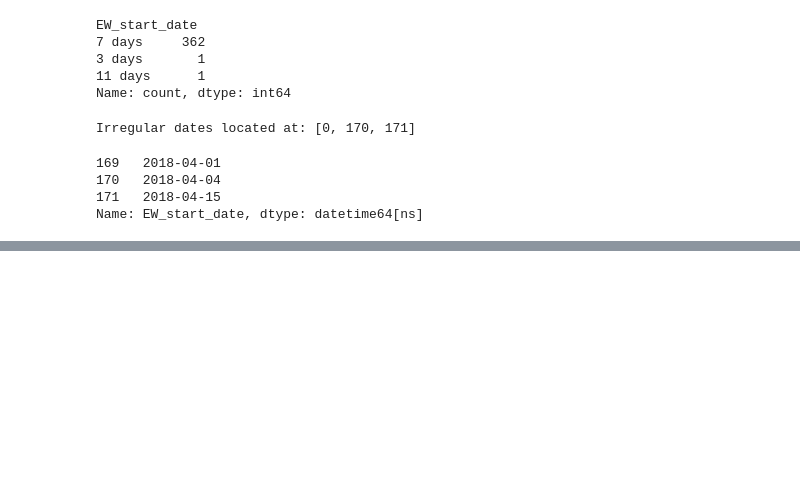
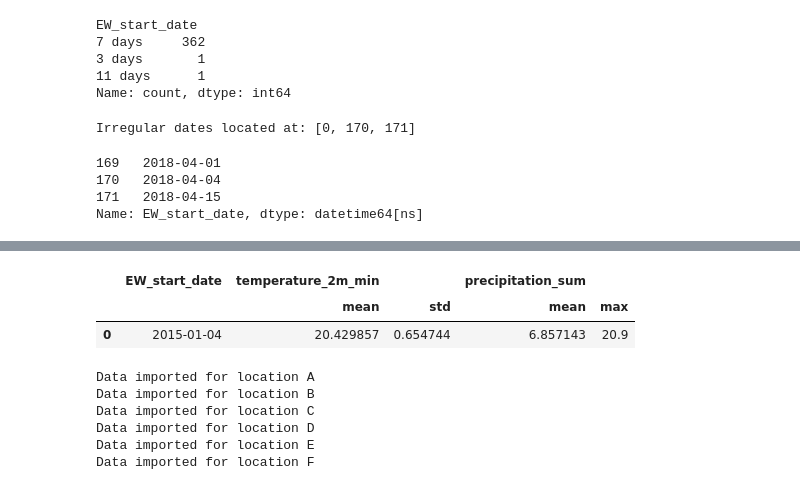
Before and after one commit to Paul123111/kaggleTest, a Jupyter notebook: 01-Import.ipynb, the cells around one changed output, grey strips where cells are left out. Drawn from its saved outputs; the diff is of its cells as text; code cells hidden in the pictures; blank space fills up the shorter version.

Commit message:
Add cleaned data

```diff
--- a/01-Import.ipynb
+++ b/01-Import.ipynb
@@ -184,5 +185,9 @@ display((df_tmp.iloc[[169, 170, 171]])['EW_start_date'])
 171   2018-04-15
 Name: EW_start_date, dtype: datetime64[ns]
 # %%
-(df_tmp.iloc[170])['EW_start_date'] =  datetime.datetime(2020, 5, 17)
+df_tmp.at[170, 'EW_start_date'] = datetime.datetime(2018, 4, 8)
+df_z = df_tmp.copy()
+df_tmp = (df_z.EW_start_date - df_z.EW_start_date.shift(1))
+irregular_date_index = df_tmp.index[df_tmp != '7 days'].tolist()
+print(f"Irregular dates located at: {irregular_date_index}")
 # %% [output]
@@ -189,0 +195,13 @@ TypeError: Addition/subtraction of integers and integer-arrays with Timestamp is
+# %%
+df_i = pd.concat([df_z, df_s], ignore_index=True)
+df_i[['EW_start_date']].head()
+
+df_w[['date']].head()
+
+df_w = pd.merge_asof(df_w, df_i[['EW_start_date']],
+              left_on='date', right_on='EW_start_date', direction='backward')
+# %%
+cols = df_w.columns.to_list()
+cols = cols[:2] + cols[-1:] + cols[2:-1]
+
+df_w = df_w[cols].copy()
@@ -189,0 +213,12 @@ TypeError: Addition/subtraction of integers and integer-arrays with Timestamp is
+# %%
+weather_agg = {
+    'temperature_2m_min': ['mean', 'std'],
+    'precipitation_sum': ['mean', 'max']
+}
+# %%
+df_tmp = df_w.groupby("EW_start_date").agg(weather_agg).reset_index()
+df_tmp.head(1)
+# %% [output]
+|  | EW_start_date | temperature_2m_min |  | precipitation_sum |  |
+|  |  | mean | std | mean | max |
+| 0 | 2015-01-04 | 20.429857 | 0.654744 | 6.857143 | 20.9 |
@@ -189,0 +256,10 @@ TypeError: Addition/subtraction of integers and integer-arrays with Timestamp is
+# %%
+for location in locations:
+    import_data(location, weather_agg, df_zika, df_dengue, df_score, df_weather, debug=True)
+# %% [output]
+Data imported for location A
+Data imported for location B
+Data imported for location C
+Data imported for location D
+Data imported for location E
+Data imported for location F
```
Also changed, not shown: parts of 7 cells of this notebook, 26 other files.
